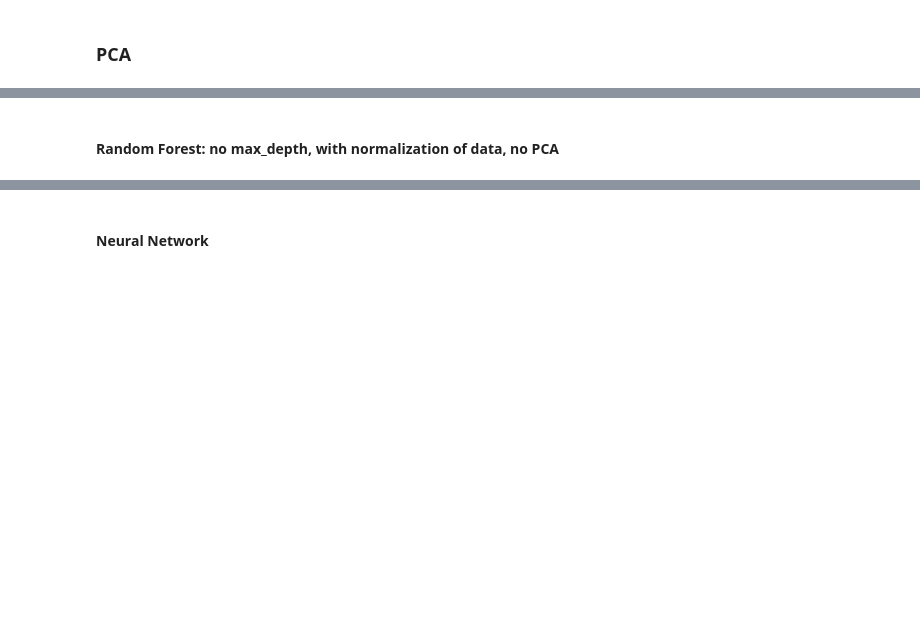
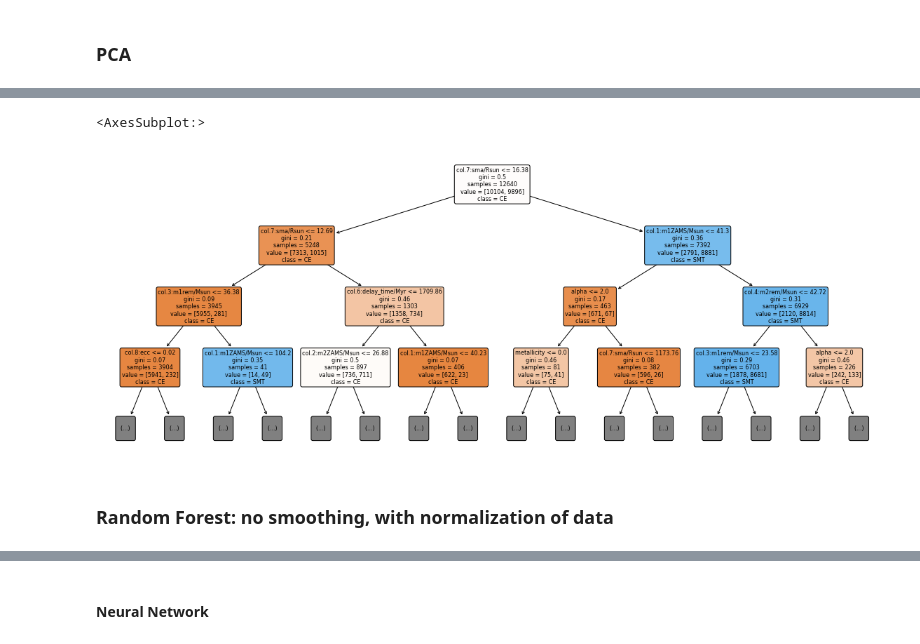
Before and after one commit to PaoloZinesi/TheFormationOfBinaryBlackHoles, a Jupyter notebook: LCP_projects_Y4-Group9/Project.ipynb, the cells around one changed output, grey strips where cells are left out. Drawn from its saved outputs; the diff is of its cells as text; code cells hidden in the pictures; blank space fills up the shorter version.

```diff
--- a/LCP_projects_Y4-Group9/Project.ipynb
+++ b/LCP_projects_Y4-Group9/Project.ipynb
@@ -231,7 +235,20 @@ export_graphviz(RF_clf.estimators_[50], out_file='RF.dot',
                 rounded = True, proportion = False,
                 precision = 2, filled = True)
+# %%
+# first 3 layers of tree
+fig, ax = plt.subplots(nrows=1, ncols=1, figsize=(20, 8))
+sklearn.tree.plot_tree(RF_clf.estimators_[50], max_depth=3,
+                        feature_names = RF_clf.feature_names_in_,
+                        class_names = RF_clf.classes_,
+                        rounded = True, proportion = False,
+                        precision = 2, filled = True,
+                        fontsize=8, ax=ax)
+ax
+# %% [output]
+<AxesSubplot:>
+[figure, added]
 # %% [markdown]
-#### Random Forest: no max_depth, with normalization of data, no PCA
+### Random Forest: no smoothing, with normalization of data
 # %%
 normRF_clf = RandomForestClassifier(max_depth=None)
 normRF_clf.fit(X_train_, Y_train)
```
Also changed, not shown: parts of 15 cells of this notebook.
